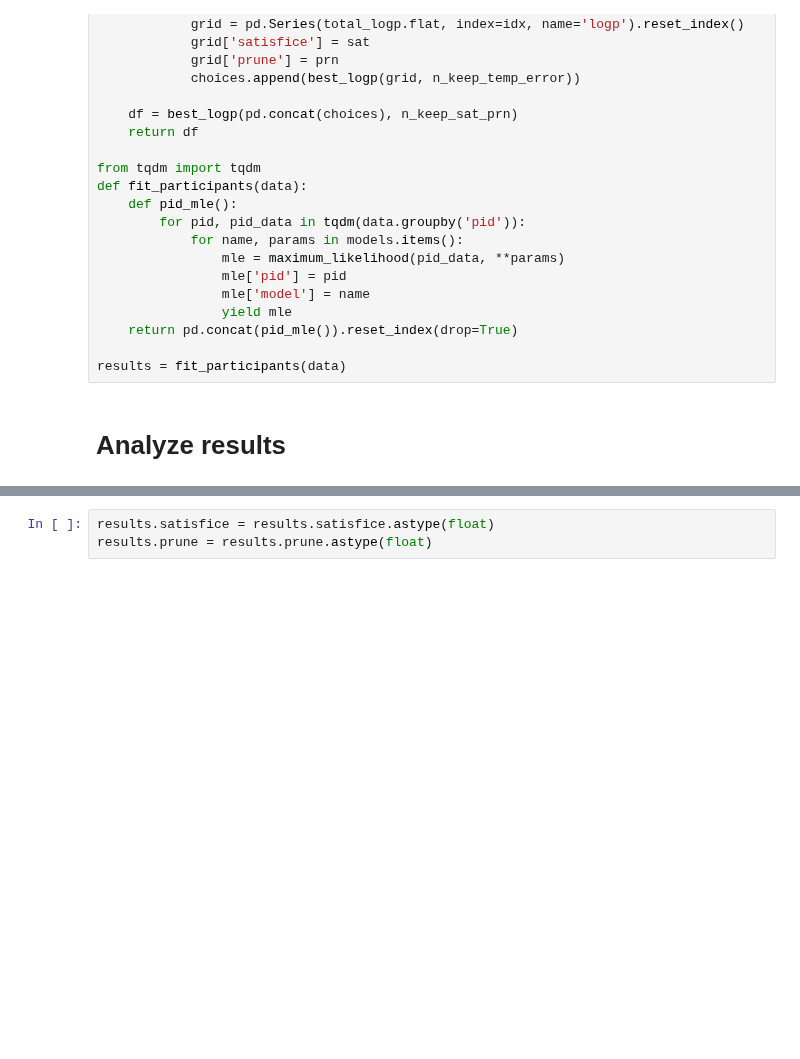
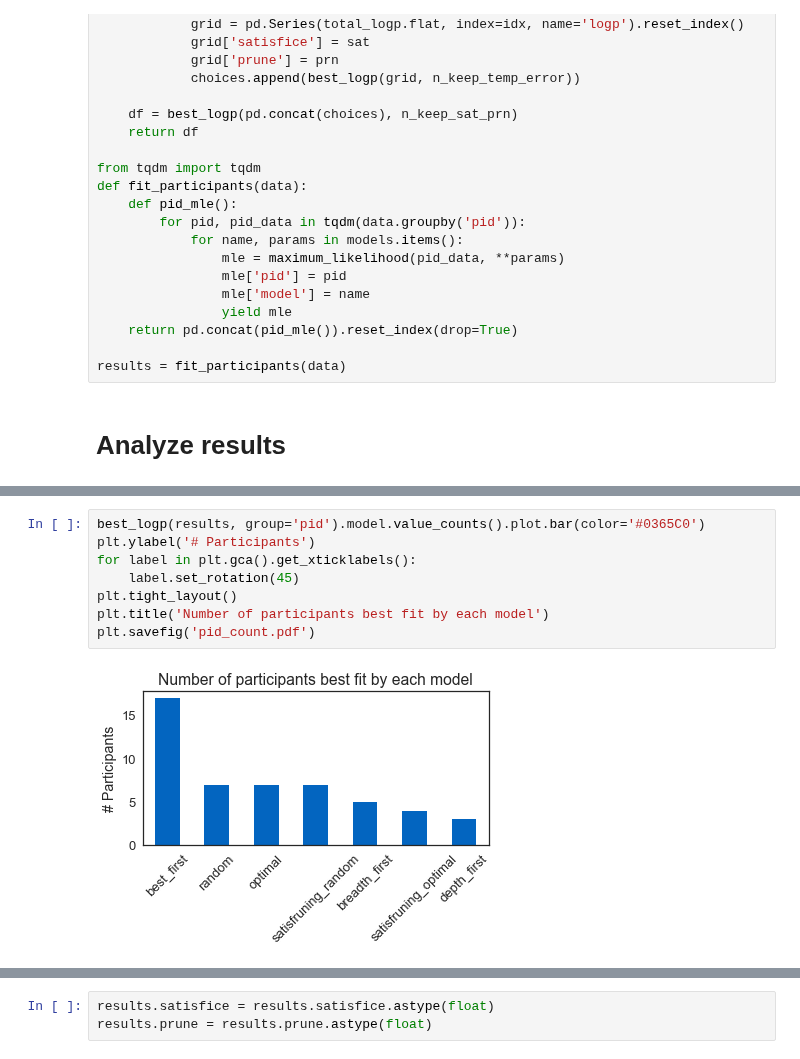
Before and after one commit to fredcallaway/planning, a Jupyter notebook: python/model_comparison.ipynb, the cells around one changed output, grey strips where cells are left out. Drawn from its saved outputs; the diff is of its cells as text; blank space fills up the shorter version.

```diff
--- a/python/model_comparison.ipynb
+++ b/python/model_comparison.ipynb
@@ -396,0 +412,10 @@ Name: model, dtype: int64
+# %%
+best_logp(results, group='pid').model.value_counts().plot.bar(color='#0365C0')
+plt.ylabel('# Participants')
+for label in plt.gca().get_xticklabels():
+    label.set_rotation(45)
+plt.tight_layout()
+plt.title('Number of participants best fit by each model')
+plt.savefig('pid_count.pdf')
+# %% [output]
+[figure, added]
```
Also changed, not shown: parts of 7 cells of this notebook, 1 other file.
